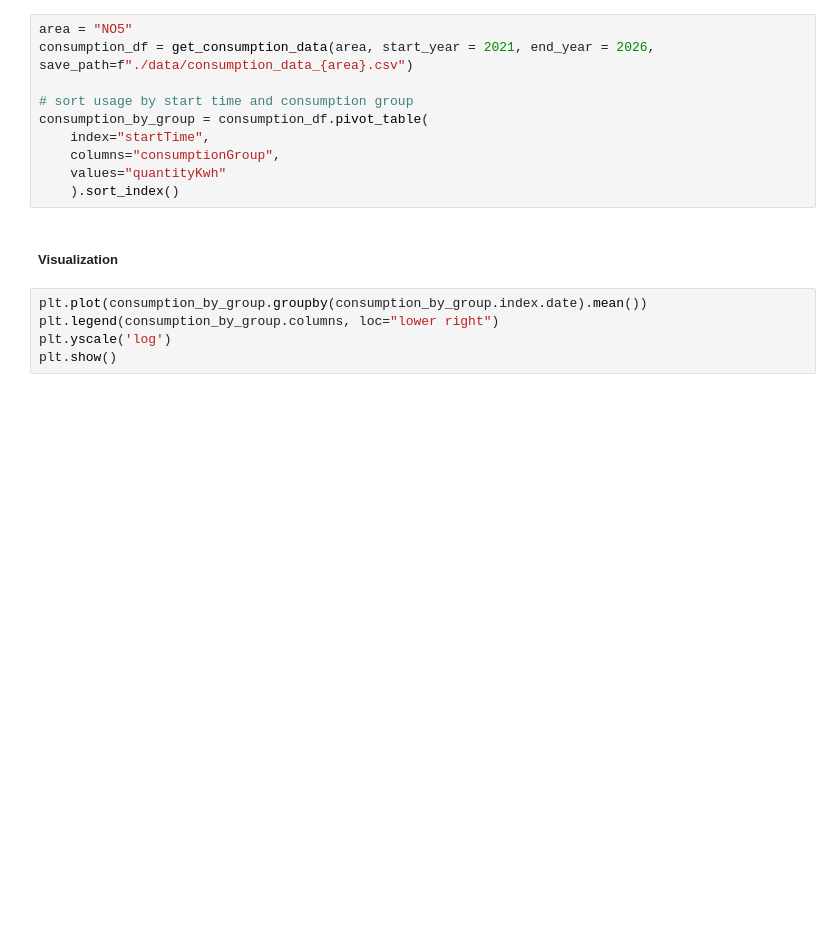
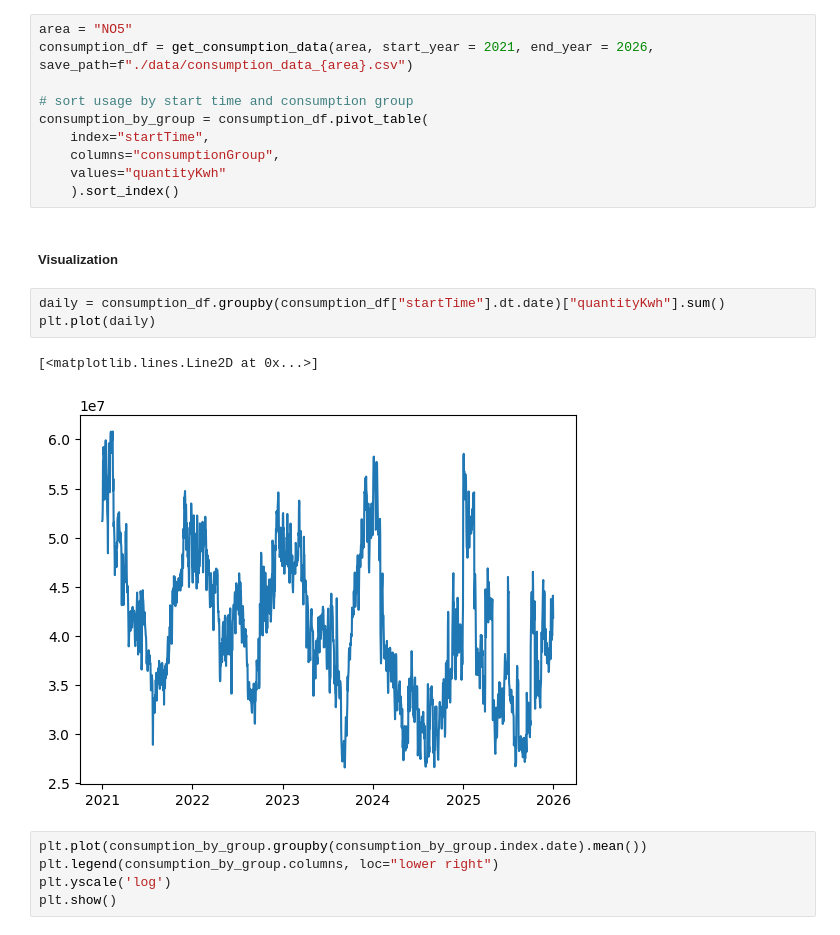
Before and after one commit to tobbensol/eviny-case, a Jupyter notebook: notebooks/Question1.ipynb, the cells around one changed output. Cells and saved outputs as stored; diff of their text form; blank space fills up the shorter version.

Commit message:
made a simple plot of the sum of power usage

```diff
--- a/notebooks/Question1.ipynb
+++ b/notebooks/Question1.ipynb
@@ -42,6 +42,12 @@ consumption_by_group = consumption_df.pivot_table(
     ).sort_index()
 # %% [markdown]
 ##### Visualization
+# %%
+daily = consumption_df.groupby(consumption_df["startTime"].dt.date)["quantityKwh"].sum()
+plt.plot(daily)
+# %% [output]
+[<matplotlib.lines.Line2D at 0x...>]
+[figure, added]
 # %%
 plt.plot(consumption_by_group.groupby(consumption_by_group.index.date).mean())
 plt.legend(consumption_by_group.columns, loc="lower right")
```
